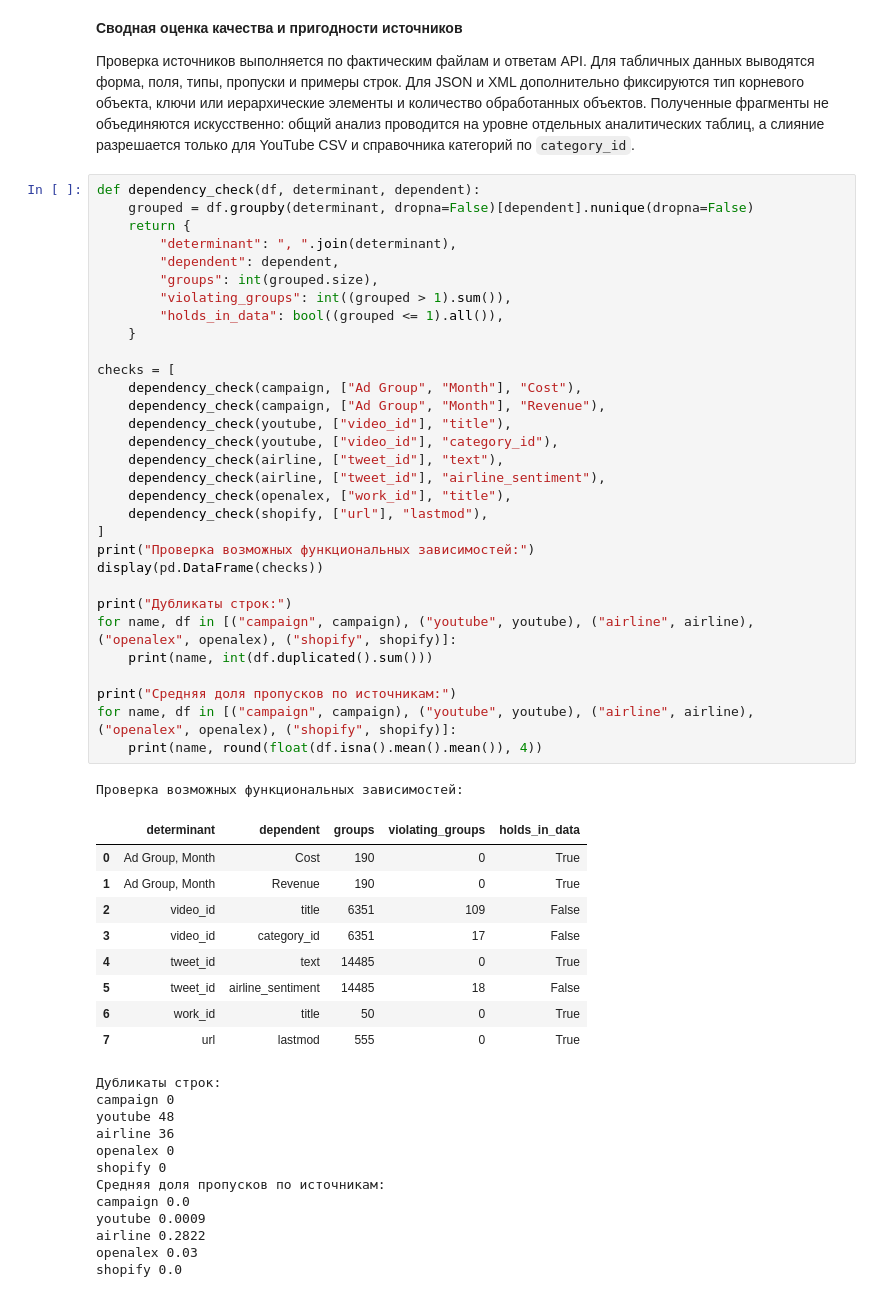
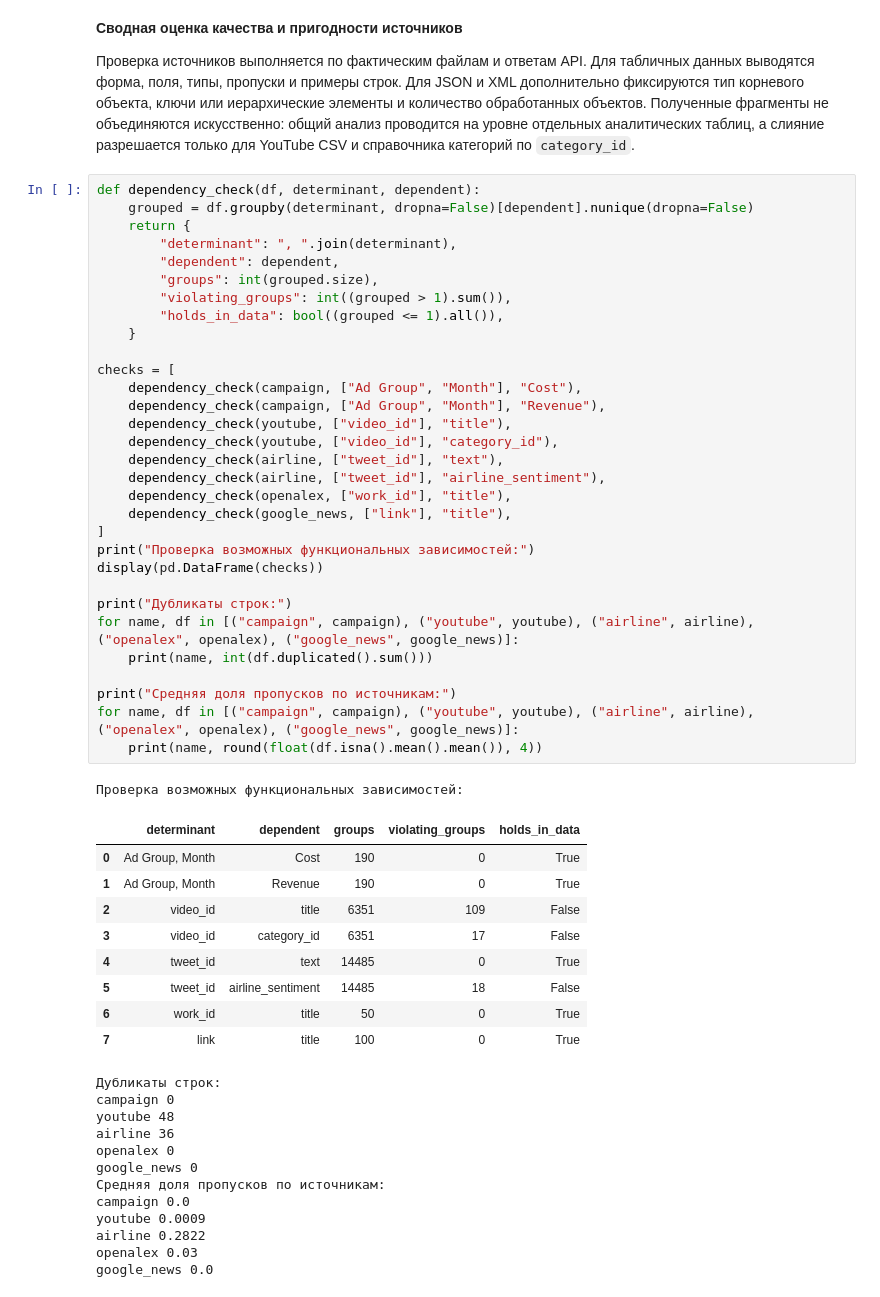
Before and after one commit to cool9595/how_to_social_marketing, a Jupyter notebook: coursework.ipynb, the cells around one changed output. Saved outputs shown, nothing was run; the diff lists cells and outputs as text.

```diff
--- a/coursework.ipynb
+++ b/coursework.ipynb
@@ -521,47 +521,47 @@ def dependency_check(df, determinant, dependent):
         "holds_in_data": bool((grouped <= 1).all()),
     }
 
 checks = [
     dependency_check(campaign, ["Ad Group", "Month"], "Cost"),
     dependency_check(campaign, ["Ad Group", "Month"], "Revenue"),
     dependency_check(youtube, ["video_id"], "title"),
     dependency_check(youtube, ["video_id"], "category_id"),
     dependency_check(airline, ["tweet_id"], "text"),
     dependency_check(airline, ["tweet_id"], "airline_sentiment"),
     dependency_check(openalex, ["work_id"], "title"),
-    dependency_check(shopify, ["url"], "lastmod"),
+    dependency_check(google_news, ["link"], "title"),
 ]
 print("Проверка возможных функциональных зависимостей:")
 display(pd.DataFrame(checks))
 
 print("Дубликаты строк:")
-for name, df in [("campaign", campaign), ("youtube", youtube), ("airline", airline), ("openalex", openalex), ("shopify", shopify)]:
+for name, df in [("campaign", campaign), ("youtube", youtube), ("airline", airline), ("openalex", openalex), ("google_news", google_news)]:
     print(name, int(df.duplicated().sum()))
 
 print("Средняя доля пропусков по источникам:")
-for name, df in [("campaign", campaign), ("youtube", youtube), ("airline", airline), ("openalex", openalex), ("shopify", shopify)]:
+for name, df in [("campaign", campaign), ("youtube", youtube), ("airline", airline), ("openalex", openalex), ("google_news", google_news)]:
     print(name, round(float(df.isna().mean().mean()), 4))
 # %% [output]
 Проверка возможных функциональных зависимостей:
 |  | determinant | dependent | groups | violating_groups | holds_in_data |
 | 0 | Ad Group, Month | Cost | 190 | 0 | True |
 | 1 | Ad Group, Month | Revenue | 190 | 0 | True |
 | 2 | video_id | title | 6351 | 109 | False |
 | 3 | video_id | category_id | 6351 | 17 | False |
 | 4 | tweet_id | text | 14485 | 0 | True |
 | 5 | tweet_id | airline_sentiment | 14485 | 18 | False |
 | 6 | work_id | title | 50 | 0 | True |
-| 7 | url | lastmod | 555 | 0 | True |
+| 7 | link | title | 100 | 0 | True |
 Дубликаты строк:
 campaign 0
 youtube 48
 airline 36
 openalex 0
-shopify 0
+google_news 0
 Средняя доля пропусков по источникам:
 campaign 0.0
 youtube 0.0009
 airline 0.2822
 openalex 0.03
-shopify 0.0
+google_news 0.0
 # %% [markdown]
```
Also changed, not shown: parts of 4 cells of this notebook.
